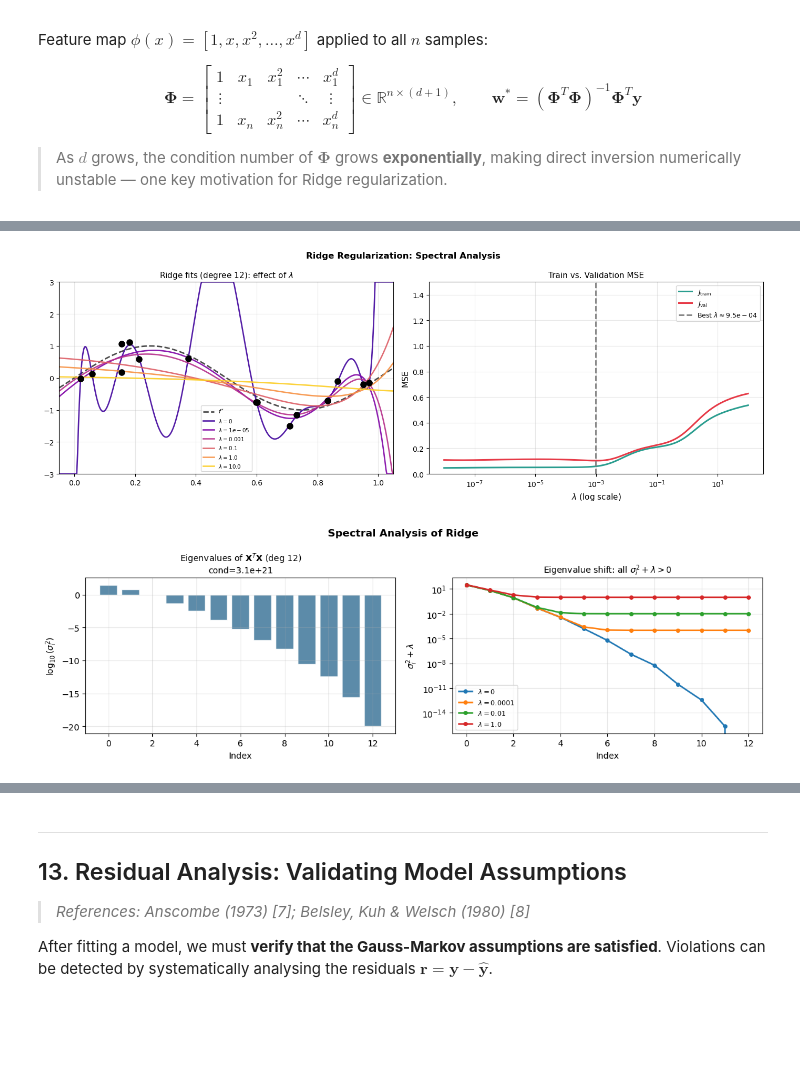
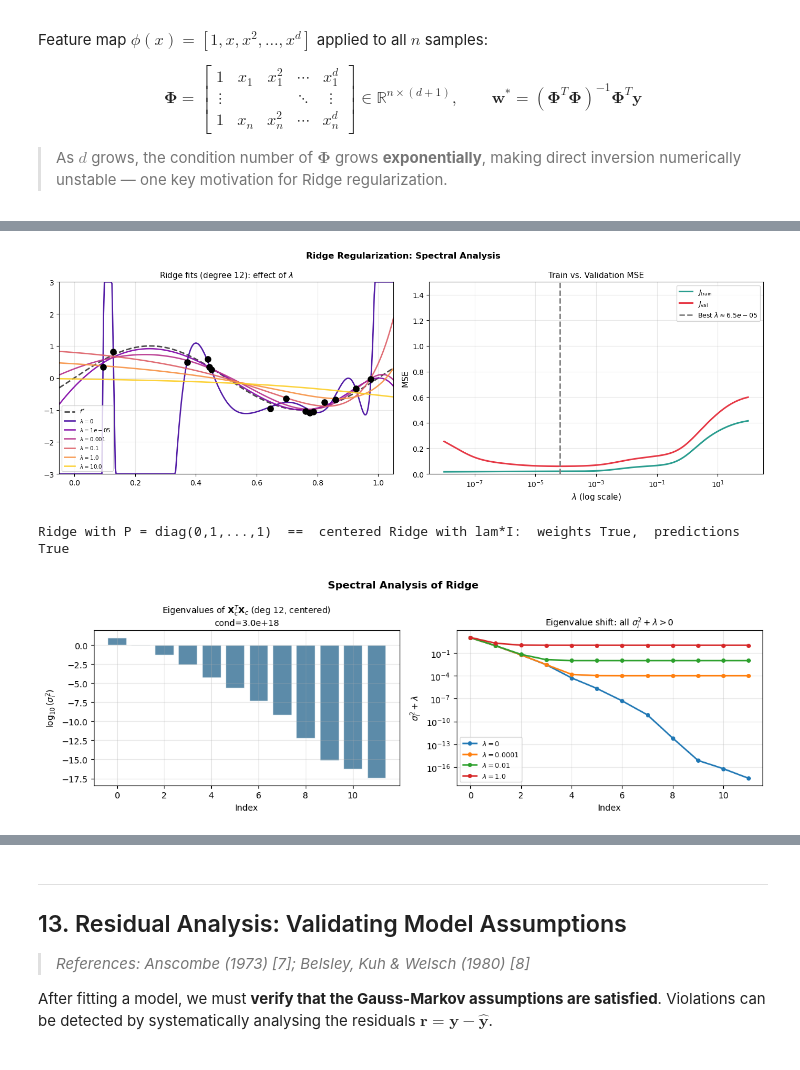
Before and after one commit to matteoguerrucci7-max/Machine-Learning, a Jupyter notebook: 06_linear_regression.ipynb, the cells around one changed output, grey strips where cells are left out. Cells and saved outputs as stored; diff of their text form; code cells hidden in the pictures; blank space fills up the shorter version.

```diff
--- a/06_linear_regression.ipynb
+++ b/06_linear_regression.ipynb
@@ -391,12 +391,12 @@ import numpy as np
 import matplotlib.pyplot as plt
 from scipy.stats import norm as spnorm
 
-np.random.seed(11)
+rng = np.random.default_rng(11)
 N = 40
-x = np.sort(np.random.uniform(0, 4, N))
+x = np.sort(rng.uniform(0, 4, N))
 w_true = np.array([0.5, 1.8])
 sigma  = 0.6
-y = w_true[0] + w_true[1]*x + np.random.normal(0, sigma, N)
+y = w_true[0] + w_true[1]*x + rng.normal(0, sigma, N)
 
 X     = np.column_stack([np.ones(N), x])
 w_mle = np.linalg.inv(X.T@X) @ X.T @ y
@@ -521,17 +533,17 @@ OLS has **minimum variance** among all linear unbiased estimators. $\blacksquare
 import numpy as np
 import matplotlib.pyplot as plt
 
-np.random.seed(42)
+rng = np.random.default_rng(42)
 N_sim = 1000    # Monte Carlo simulations
 N, d  = 30, 2
-X_fixed = np.hstack([np.ones((N,1)), np.random.randn(N,d)])
+X_fixed = np.hstack([np.ones((N,1)), rng.standard_normal((N,d))])
 w_true  = np.array([1.5, 2.0, -1.0])
 sigma   = 0.8
 
 # Collect OLS estimates over many noise realizations
 ols_estimates = []
 for _ in range(N_sim):
-    eps = np.random.normal(0, sigma, N)
+    eps = rng.normal(0, sigma, N)
     y   = X_fixed @ w_true + eps
     w_hat = np.linalg.lstsq(X_fixed, y, rcond=None)[0]
     ols_estimates.append(w_hat)
@@ -685,11 +721,11 @@ $$\mathbf{\Phi} = \begin{bmatrix}1 & x_1 & x_1^2 & \cdots & x_1^d \\ \vdots & &
 import numpy as np
 import matplotlib.pyplot as plt
 
-np.random.seed(2)
+rng = np.random.default_rng(2)
 f_true  = lambda x: np.sin(2*np.pi*x)
 n       = 15
-x_train = np.sort(np.random.uniform(0, 1, n))
-y_train = f_true(x_train) + np.random.normal(0, 0.2, n)
+x_train = np.sort(rng.uniform(0, 1, n))
+y_train = f_true(x_train) + rng.normal(0, 0.2, n)
 x_plot  = np.linspace(0, 1, 300)
 
 def vandermonde(x, d):
@@ -831,17 +935,21 @@ Every eigenvalue shifts: $\sigma_i^2 \to \sigma_i^2+\lambda>0$ → **always inve
 import numpy as np
 import matplotlib.pyplot as plt
 
-np.random.seed(42)
+rng = np.random.default_rng(42)
 f_true = lambda x: np.sin(2*np.pi*x)
 n_tr   = 15
-x_tr   = np.sort(np.random.uniform(0,1,n_tr))
-y_tr   = f_true(x_tr) + np.random.normal(0, 0.25, n_tr)
-x_val  = np.sort(np.random.uniform(0,1,60))
-y_val  = f_true(x_val) + np.random.normal(0, 0.25, 60)
+x_tr   = np.sort(rng.uniform(0,1,n_tr))
+y_tr   = f_true(x_tr) + rng.normal(0, 0.25, n_tr)
+x_val  = np.sort(rng.uniform(0,1,60))
+y_val  = f_true(x_val) + rng.normal(0, 0.25, 60)
 x_plot = np.linspace(-0.05,1.05,400)
 DEG    = 12
 
 def vdm(x, d): return np.column_stack([x**j for j in range(d+1)])
+
+P = np.diag([0.] + [1.] * DEG)      # penalize w_1..w_d, not the intercept w_0
+def ridge_fit(Phi, y, lam):
+    return np.linalg.solve(Phi.T @ Phi + lam * P, Phi.T @ y)
 
 Phi_tr = vdm(x_tr, DEG); Phi_vl = vdm(x_val, DEG); Phi_pl = vdm(x_plot, DEG)
 
@@ -853,8 +961,7 @@ ax = axes[0]
 ax.plot(x_plot, f_true(x_plot), 'k--', lw=2, alpha=0.7, label=r'$f^*$')
 ax.scatter(x_tr, y_tr, s=65, color='black', zorder=5)
 for lam, color in zip(lambdas, colors_r):
-    A = Phi_tr.T@Phi_tr + lam*np.eye(DEG+1)
-    w = np.linalg.solve(A, Phi_tr.T@y_tr)
+    w = ridge_fit(Phi_tr, y_tr, lam)
     ax.plot(x_plot, np.clip(Phi_pl@w,-3,3), color=color, lw=1.9,
             label=f'$\\lambda={lam}$', alpha=0.9)
 ax.set_xlim(-0.05,1.05); ax.set_ylim(-3,3)
@@ -862,38 +969,51 @@ ax.set_title(f'Ridge fits (degree {DEG}): effect of $\\lambda$', fontsize=11)
 ax.legend(fontsize=7.5); ax.grid(True, alpha=0.3)
 
 ax2 = axes[1]
 lam_range = np.logspace(-8, 2, 250)
 tr_m, vl_m = [], []
 for lam in lam_range:
-    w = np.linalg.solve(Phi_tr.T@Phi_tr+lam*np.eye(DEG+1), Phi_tr.T@y_tr)
+    w = ridge_fit(Phi_tr, y_tr, lam)
     tr_m.append(np.mean((y_tr - Phi_tr@w)**2))
     vl_m.append(np.mean((y_val - Phi_vl@w)**2))
 best_lam = lam_range[np.argmin(vl_m)]   # select the optimum from the raw (unclipped) MSE
 ax2.semilogx(lam_range, tr_m, '#2A9D8F', lw=2.2, label=r'$J_{\text{train}}$')
 ax2.semilogx(lam_range, np.clip(vl_m,0,1.5), '#E63946', lw=2.2, label=r'$J_{\text{val}}$')
 ax2.axvline(best_lam, color='gray', lw=2, linestyle='--', label=f'Best $\\lambda\\approx{best_lam:.1e}$')
 ax2.set_xlabel(r'$\lambda$ (log scale)', fontsize=11); ax2.set_ylabel('MSE', fontsize=11)
 ax2.set_title('Train vs. Validation MSE', fontsize=11)
 ax2.legend(fontsize=9); ax2.grid(True, alpha=0.3); ax2.set_ylim(0,1.5)
 
 plt.suptitle('Ridge Regularization: Spectral Analysis', fontsize=12, fontweight='bold')
 plt.tight_layout(); plt.show()
 
-XtX = Phi_tr.T@Phi_tr
+# Equivalence check: unpenalized intercept  <=>  centered data, no intercept, penalty lam*I
+lam_chk = 0.1
+mu_tr = Phi_tr[:, 1:].mean(axis=0)
+Phi_c = Phi_tr[:, 1:] - mu_tr                     # centered features, intercept column removed
+y_c   = y_tr - y_tr.mean()
+w_c   = np.linalg.solve(Phi_c.T@Phi_c + lam_chk*np.eye(DEG), Phi_c.T@y_c)
+w0_c  = y_tr.mean() - mu_tr @ w_c
+w_P   = ridge_fit(Phi_tr, y_tr, lam_chk)
+print(f'Ridge with P = diag(0,1,...,1)  ==  centered Ridge with lam*I:  '
+      f'weights {np.allclose(w_P, np.r_[w0_c, w_c], rtol=1e-6, atol=1e-6)},  predictions {np.allclose(Phi_tr@w_P, w0_c + Phi_tr[:, 1:]@w_c)}')
+
+# Spectrum of the centered Gram matrix X_c^T X_c, the matrix that lam*I shifts exactly
+XtX = Phi_c.T@Phi_c
 eigs = np.sort(np.linalg.eigvalsh(XtX))[::-1]
 fig2, axes2 = plt.subplots(1,2,figsize=(12,4))
 axes2[0].bar(range(len(eigs)), np.log10(np.maximum(eigs,1e-20)), color='#457B9D', edgecolor='white', alpha=0.88)
-axes2[0].set_title(f'Eigenvalues of $\\mathbf{{X}}^T\\mathbf{{X}}$ (deg {DEG})\ncond={eigs[0]/max(eigs[-1],1e-20):.1e}', fontsize=10)
+axes2[0].set_title(f'Eigenvalues of $\\mathbf{{X}}_c^T\\mathbf{{X}}_c$ (deg {DEG}, centered)\ncond={eigs[0]/max(eigs[-1],1e-20):.1e}', fontsize=10)
 axes2[0].set_xlabel('Index'); axes2[0].set_ylabel(r'$\log_{10}(\sigma_i^2)$'); axes2[0].grid(True, alpha=0.3)
 for lam in [0, 1e-4, 1e-2, 1.0]:
     axes2[1].semilogy(range(len(eigs)), eigs+lam, marker='o', ms=4, lw=1.8, label=f'$\\lambda={lam}$')
 axes2[1].set_title(r'Eigenvalue shift: all $\sigma_i^2+\lambda>0$', fontsize=10)
 axes2[1].set_xlabel('Index'); axes2[1].set_ylabel(r'$\sigma_i^2+\lambda$'); axes2[1].legend(fontsize=8); axes2[1].grid(True, alpha=0.3)
 plt.suptitle('Spectral Analysis of Ridge', fontsize=12, fontweight='bold')
 plt.tight_layout(); plt.show()
 # %% [output]
-[figure, old version]
+[figure, new version]
+Ridge with P = diag(0,1,...,1)  ==  centered Ridge with lam*I:  weights True,  predictions True
-[figure, old version]
+[figure, new version]
 # %% [markdown]
 ---
 ## 12. Expected Value of the Ridge Estimator: A Spectral Perspective
```
Also changed, not shown: parts of 29 cells of this notebook, 6 other files.
